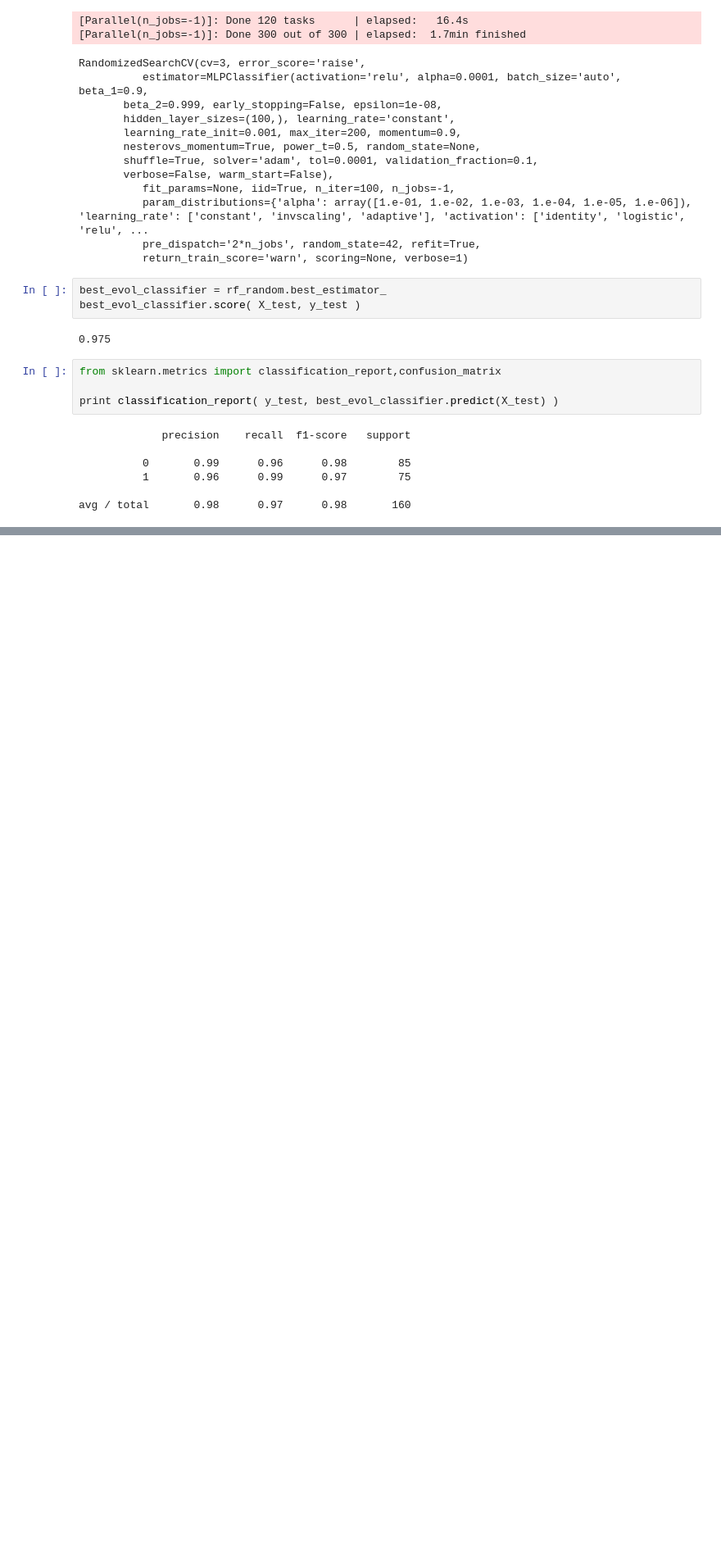
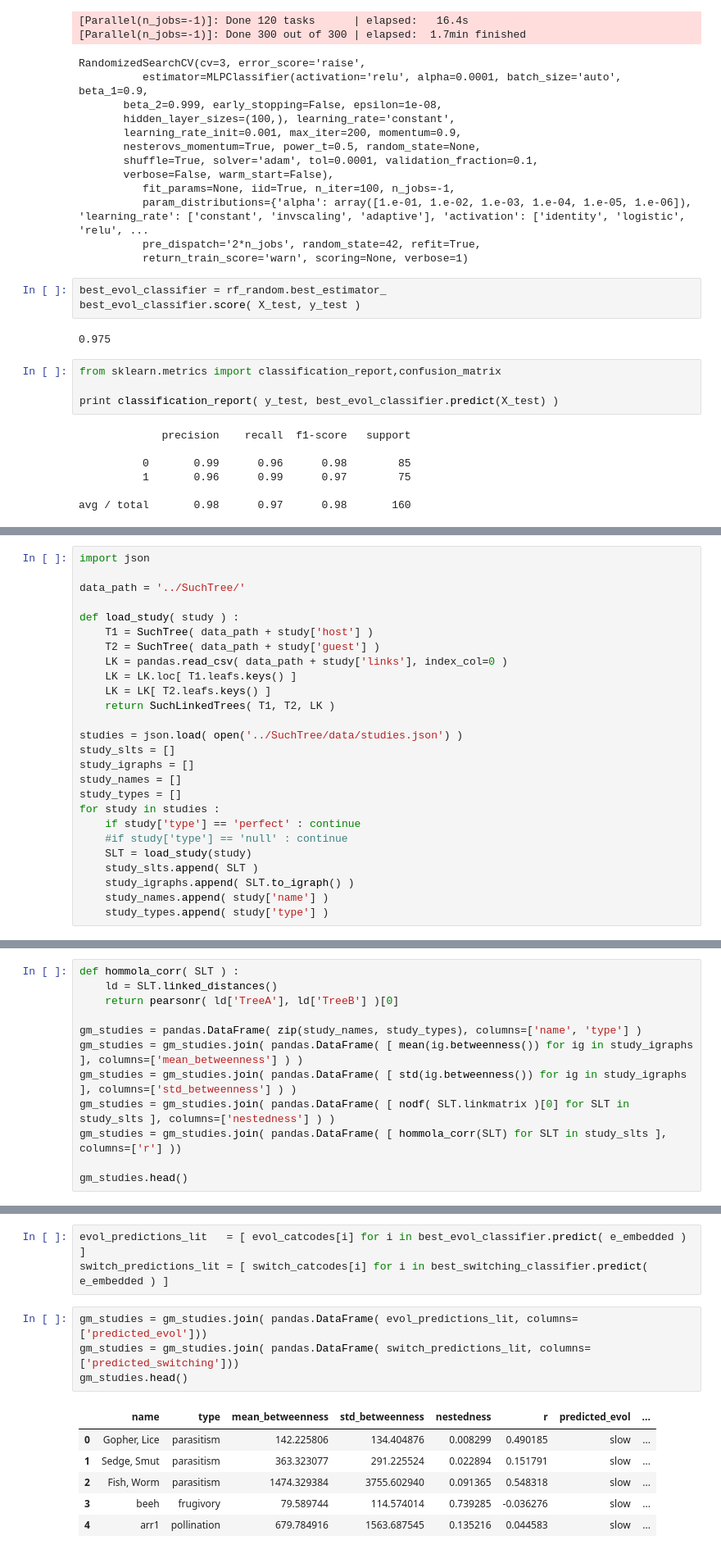
Before and after one commit to ryneches/ManyTrees, a Jupyter notebook: ManyTrees.ipynb, the cells around one changed output, grey strips where cells are left out. Shown at 82% size. Cells and saved outputs as stored; diff of their text form; blank space fills up the shorter version.

Commit message:
putting the literature data through the classifier

```diff
--- a/ManyTrees.ipynb
+++ b/ManyTrees.ipynb
@@ -808,0 +813,26 @@ avg / total       0.98      0.97      0.98       160
+# %%
+import json
+
+data_path = '../SuchTree/'
+
+def load_study( study ) :
+    T1 = SuchTree( data_path + study['host'] )
+    T2 = SuchTree( data_path + study['guest'] )
+    LK = pandas.read_csv( data_path + study['links'], index_col=0 )
+    LK = LK.loc[ T1.leafs.keys() ]
+    LK = LK[ T2.leafs.keys() ]
+    return SuchLinkedTrees( T1, T2, LK )
+
+studies = json.load( open('../SuchTree/data/studies.json') )
+study_slts = []
+study_igraphs = []
+study_names = []
+study_types = []
+for study in studies :
+    if study['type'] == 'perfect' : continue
+    #if study['type'] == 'null' : continue
+    SLT = load_study(study)
+    study_slts.append( SLT )
+    study_igraphs.append( SLT.to_igraph() )
+    study_names.append( study['name'] )
+    study_types.append( study['type'] )
@@ -808,0 +846,12 @@ avg / total       0.98      0.97      0.98       160
+# %%
+def hommola_corr( SLT ) :
+    ld = SLT.linked_distances()
+    return pearsonr( ld['TreeA'], ld['TreeB'] )[0]
+
+gm_studies = pandas.DataFrame( zip(study_names, study_types), columns=['name', 'type'] )
+gm_studies = gm_studies.join( pandas.DataFrame( [ mean(ig.betweenness()) for ig in study_igraphs ], columns=['mean_betweenness'] ) )
+gm_studies = gm_studies.join( pandas.DataFrame( [ std(ig.betweenness()) for ig in study_igraphs ], columns=['std_betweenness'] ) )
+gm_studies = gm_studies.join( pandas.DataFrame( [ nodf( SLT.linkmatrix )[0] for SLT in study_slts ], columns=['nestedness'] ) )
+gm_studies = gm_studies.join( pandas.DataFrame( [ hommola_corr(SLT) for SLT in study_slts ], columns=['r'] ))
+
+gm_studies.head()
@@ -808,0 +915,14 @@ avg / total       0.98      0.97      0.98       160
+# %%
+evol_predictions_lit   = [ evol_catcodes[i] for i in best_evol_classifier.predict( e_embedded ) ]
+switch_predictions_lit = [ switch_catcodes[i] for i in best_switching_classifier.predict( e_embedded ) ]
+# %%
+gm_studies = gm_studies.join( pandas.DataFrame( evol_predictions_lit, columns=['predicted_evol']))
+gm_studies = gm_studies.join( pandas.DataFrame( switch_predictions_lit, columns=['predicted_switching']))
+gm_studies.head()
+# %% [output]
+|  | name | type | mean_betweenness | std_betweenness | nestedness | r | predicted_evol | ... |
+| 0 | Gopher, Lice | parasitism | 142.225806 | 134.404876 | 0.008299 | 0.490185 | slow | ... |
+| 1 | Sedge, Smut | parasitism | 363.323077 | 291.225524 | 0.022894 | 0.151791 | slow | ... |
+| 2 | Fish, Worm | parasitism | 1474.329384 | 3755.602940 | 0.091365 | 0.548318 | slow | ... |
+| 3 | beeh | frugivory | 79.589744 | 114.574014 | 0.739285 | -0.036276 | slow | ... |
+| 4 | arr1 | pollination | 679.784916 | 1563.687545 | 0.135216 | 0.044583 | slow | ... |
```
Also changed, not shown: parts of 10 cells of this notebook.
